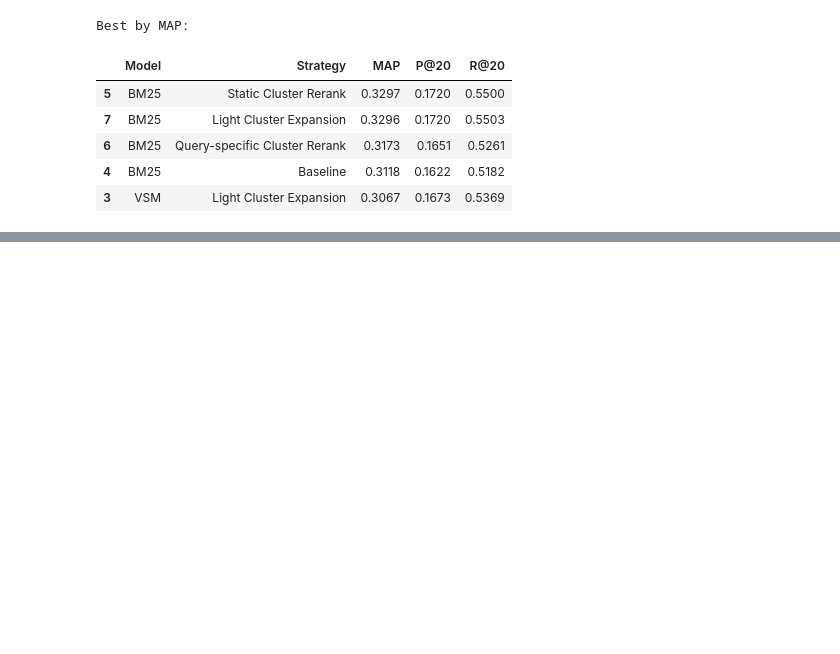
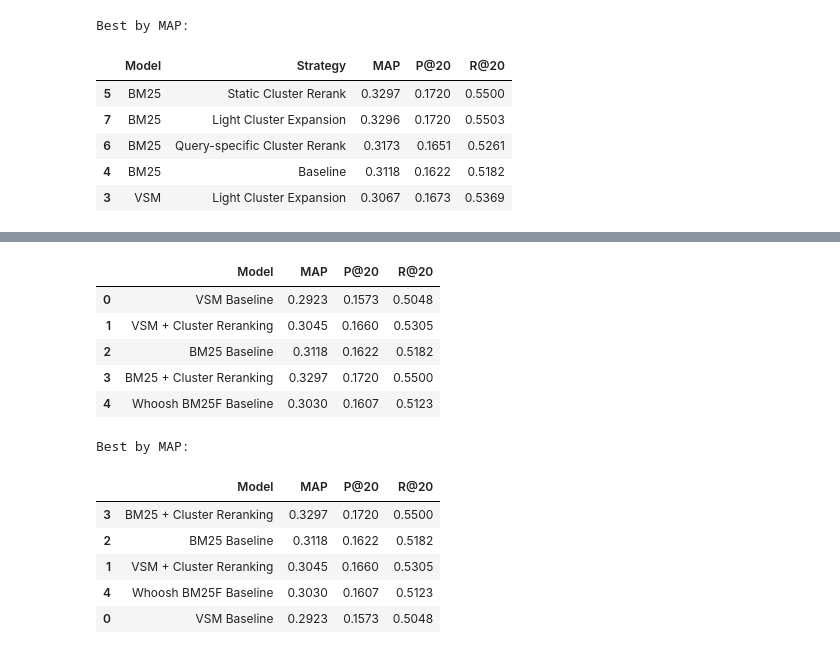
Before and after one commit to BPhucKHMT/CS419, a Jupyter notebook: final_project_cs419.ipynb, the cells around one changed output, grey strips where cells are left out. Drawn from its saved outputs; the diff is of its cells as text; code cells hidden in the pictures; blank space fills up the shorter version.

Commit message:
update content use for slide + whoosh for bonus

```diff
--- a/final_project_cs419.ipynb
+++ b/final_project_cs419.ipynb
@@ -1820,0 +2037,32 @@ else:
+# %%
+comparison_with_whoosh = pd.DataFrame([
+    {"Model": "VSM Baseline", "MAP": 0.2923, "P@20": 0.1573, "R@20": 0.5048},
+    {"Model": "VSM + Cluster Reranking", "MAP": 0.3045, "P@20": 0.1660, "R@20": 0.5305},
+    {"Model": "BM25 Baseline", "MAP": 0.3118, "P@20": 0.1622, "R@20": 0.5182},
+    {"Model": "BM25 + Cluster Reranking", "MAP": 0.3297, "P@20": 0.1720, "R@20": 0.5500},
+    {
+        "Model": "Whoosh BM25F Baseline",
+        "MAP": whoosh_metrics["MAP"],
+        "P@20": whoosh_metrics["P@20"],
+        "R@20": whoosh_metrics["Recall@20"],
+    },
+])
+
+display(comparison_with_whoosh)
+
+print("Best by MAP:")
+display(comparison_with_whoosh.sort_values("MAP", ascending=False).head())
+# %% [output]
+|  | Model | MAP | P@20 | R@20 |
+| 0 | VSM Baseline | 0.2923 | 0.1573 | 0.5048 |
+| 1 | VSM + Cluster Reranking | 0.3045 | 0.1660 | 0.5305 |
+| 2 | BM25 Baseline | 0.3118 | 0.1622 | 0.5182 |
+| 3 | BM25 + Cluster Reranking | 0.3297 | 0.1720 | 0.5500 |
+| 4 | Whoosh BM25F Baseline | 0.3030 | 0.1607 | 0.5123 |
+Best by MAP:
+|  | Model | MAP | P@20 | R@20 |
+| 3 | BM25 + Cluster Reranking | 0.3297 | 0.1720 | 0.5500 |
+| 2 | BM25 Baseline | 0.3118 | 0.1622 | 0.5182 |
+| 1 | VSM + Cluster Reranking | 0.3045 | 0.1660 | 0.5305 |
+| 4 | Whoosh BM25F Baseline | 0.3030 | 0.1607 | 0.5123 |
+| 0 | VSM Baseline | 0.2923 | 0.1573 | 0.5048 |
```
Also changed, not shown: parts of 3 cells of this notebook, 1 other file.
